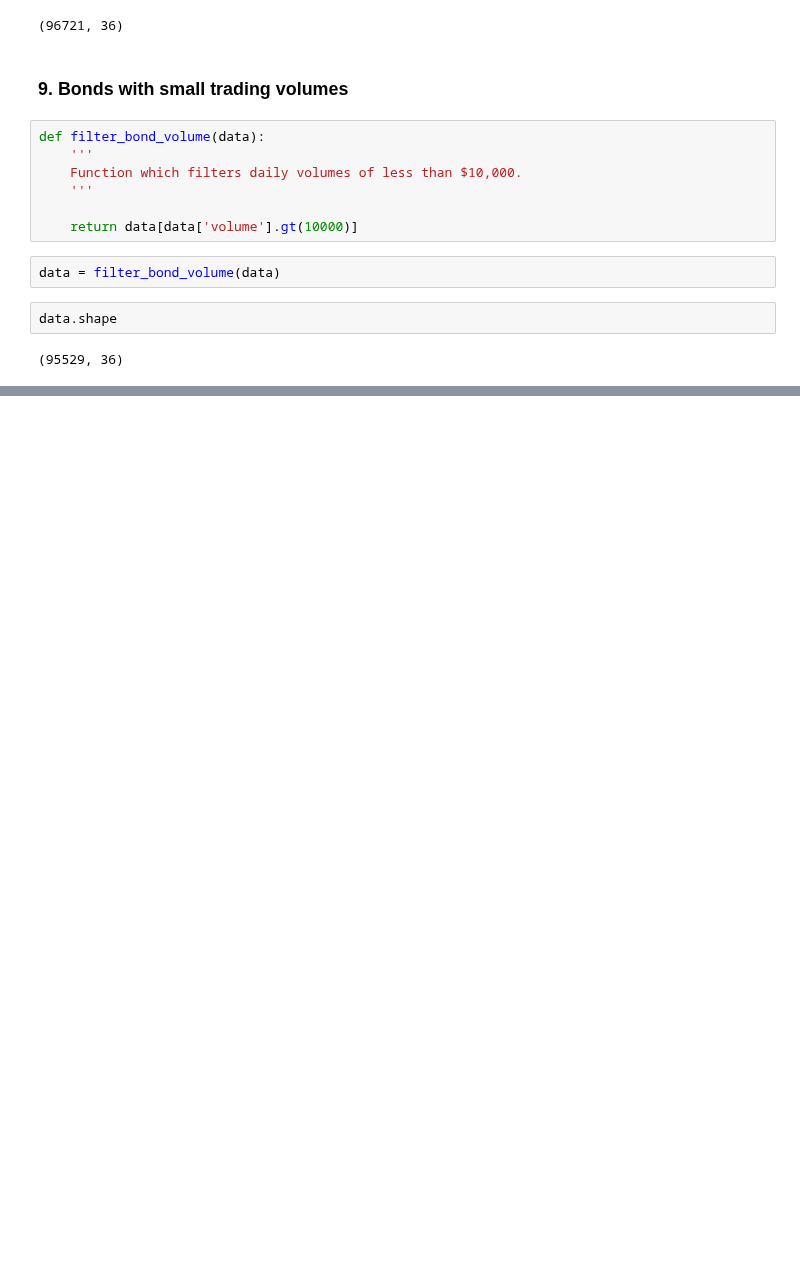
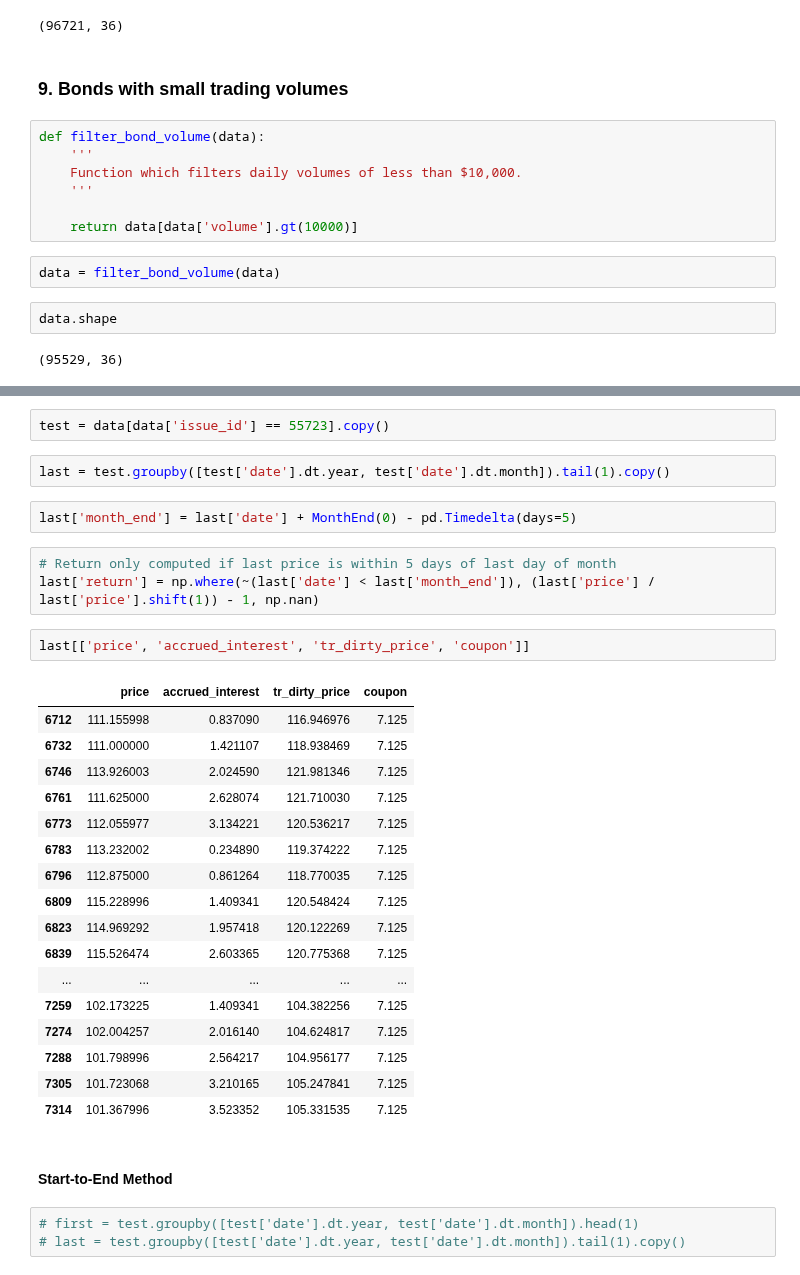
Before and after one commit to santoromano/Corporate-Bond-Factors, a Jupyter notebook: data_cleaning.ipynb, the cells around one changed output, grey strips where cells are left out. Cells and saved outputs as stored; diff of their text form; blank space fills up the shorter version.

```diff
--- a/data_cleaning.ipynb
+++ b/data_cleaning.ipynb
@@ -267,0 +340,34 @@ data.shape
+# %%
+test = data[data['issue_id'] == 55723].copy()
+# %%
+last = test.groupby([test['date'].dt.year, test['date'].dt.month]).tail(1).copy()
+# %%
+last['month_end'] = last['date'] + MonthEnd(0) - pd.Timedelta(days=5)
+# %%
+# Return only computed if last price is within 5 days of last day of month
+last['return'] = np.where(~(last['date'] < last['month_end']), (last['price'] / last['price'].shift(1)) - 1, np.nan)
+# %%
+last[['price', 'accrued_interest', 'tr_dirty_price', 'coupon']]
+# %% [output]
+|  | price | accrued_interest | tr_dirty_price | coupon |
+| 6712 | 111.155998 | 0.837090 | 116.946976 | 7.125 |
+| 6732 | 111.000000 | 1.421107 | 118.938469 | 7.125 |
+| 6746 | 113.926003 | 2.024590 | 121.981346 | 7.125 |
+| 6761 | 111.625000 | 2.628074 | 121.710030 | 7.125 |
+| 6773 | 112.055977 | 3.134221 | 120.536217 | 7.125 |
+| 6783 | 113.232002 | 0.234890 | 119.374222 | 7.125 |
+| 6796 | 112.875000 | 0.861264 | 118.770035 | 7.125 |
+| 6809 | 115.228996 | 1.409341 | 120.548424 | 7.125 |
+| 6823 | 114.969292 | 1.957418 | 120.122269 | 7.125 |
+| 6839 | 115.526474 | 2.603365 | 120.775368 | 7.125 |
+| ... | ... | ... | ... | ... |
+| 7259 | 102.173225 | 1.409341 | 104.382256 | 7.125 |
+| 7274 | 102.004257 | 2.016140 | 104.624817 | 7.125 |
+| 7288 | 101.798996 | 2.564217 | 104.956177 | 7.125 |
+| 7305 | 101.723068 | 3.210165 | 105.247841 | 7.125 |
+| 7314 | 101.367996 | 3.523352 | 105.331535 | 7.125 |
+# %% [markdown]
+#### Start-to-End Method
+# %%
+# first = test.groupby([test['date'].dt.year, test['date'].dt.month]).head(1)
+# last = test.groupby([test['date'].dt.year, test['date'].dt.month]).tail(1).copy()
```
Also changed, not shown: parts of 8 cells of this notebook.
